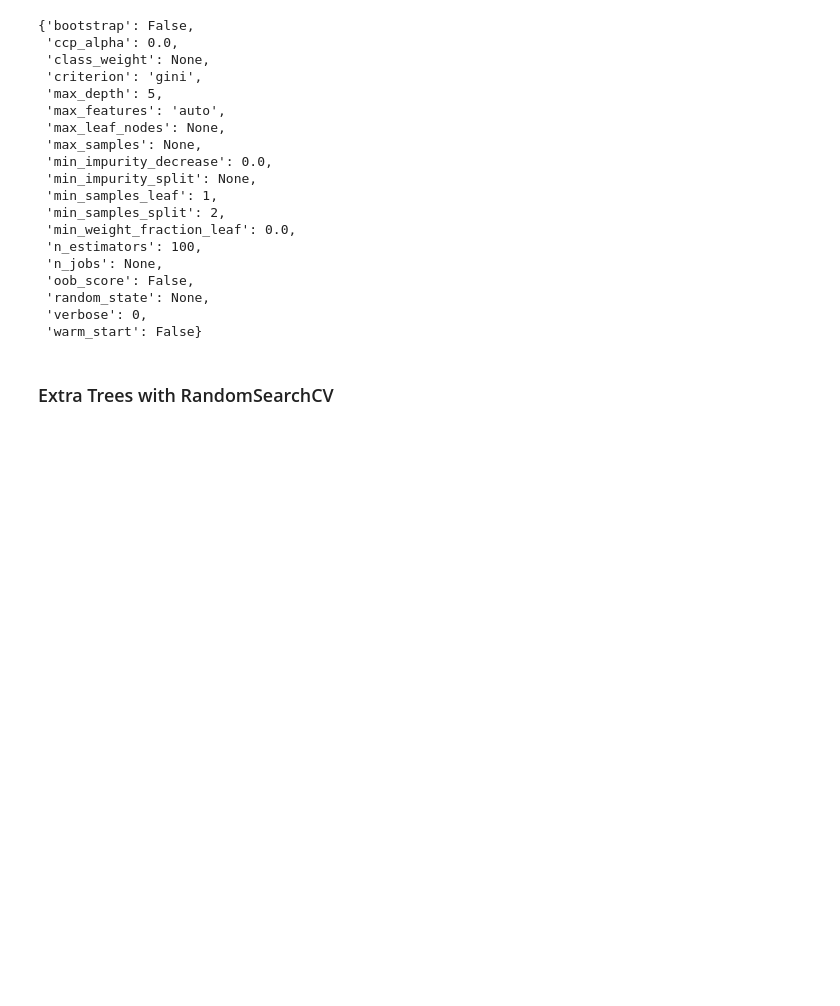
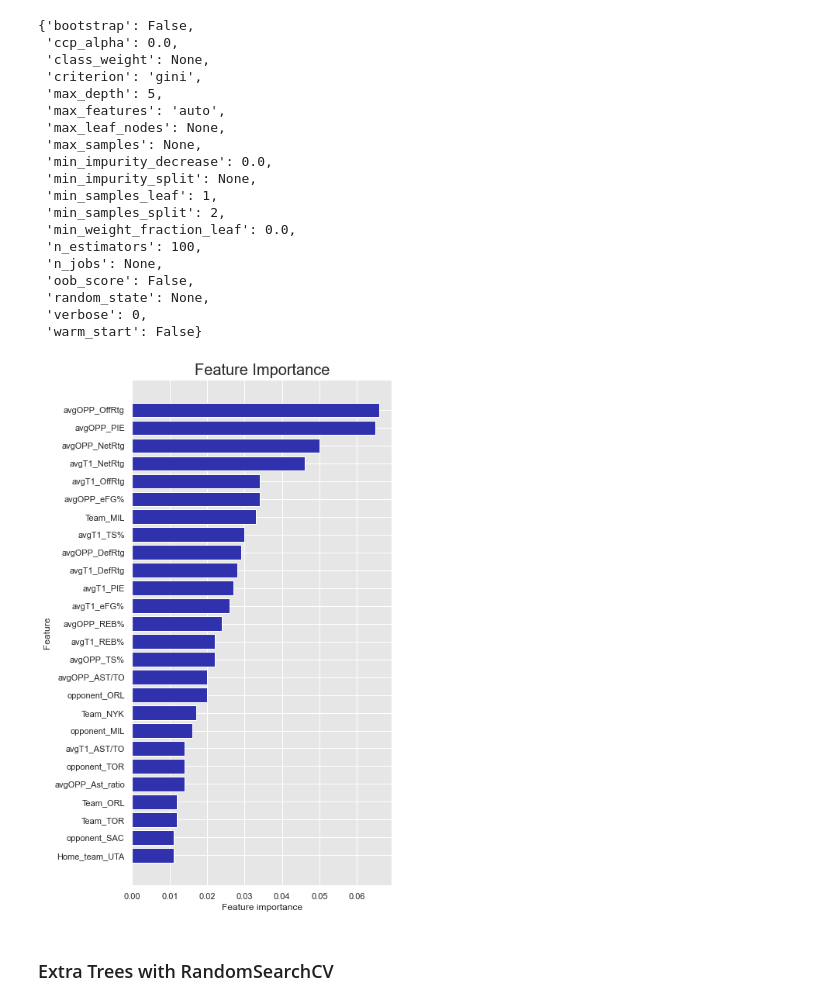
Before and after one commit to tmcroyce/Big-Ol-NBA-Project, a Jupyter notebook: Win_Classification_1.ipynb, the cells around one changed output. Drawn from its saved outputs; the diff is of its cells as text; code cells hidden in the pictures; blank space fills up the shorter version.

```diff
--- a/Win_Classification_1.ipynb
+++ b/Win_Classification_1.ipynb
@@ -1106,6 +1110,10 @@ ExTrees.get_params()
  'random_state': None,
  'verbose': 0,
  'warm_start': False}
+# %%
+plot_feature_importances(ExTrees)
+# %% [output]
+[figure, added]
 # %% [markdown]
 ### Extra Trees with RandomSearchCV
 # %%
```
Also changed, not shown: parts of 2 cells of this notebook.
